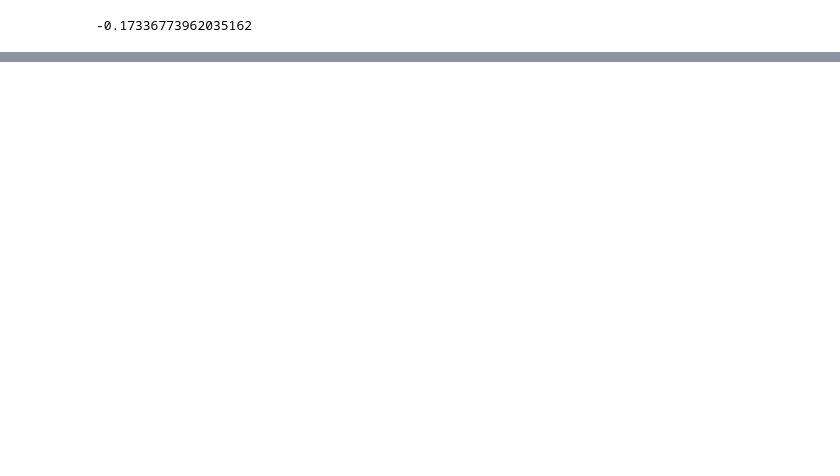
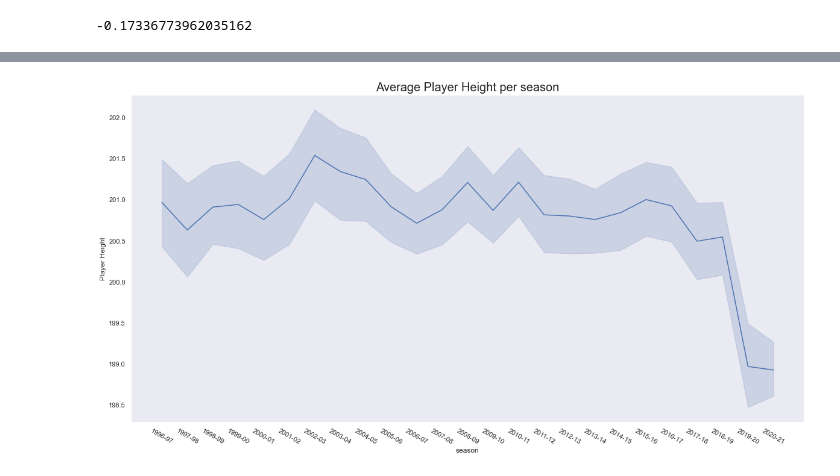
Before and after one commit to aoehiagwina/NBA_EDA, a Jupyter notebook: NBA Exploratory Data Analysis.ipynb, the cells around one changed output, grey strips where cells are left out. Cells and saved outputs as stored; diff of their text form; code cells hidden in the pictures; blank space fills up the shorter version.

```diff
--- a/NBA Exploratory Data Analysis.ipynb
+++ b/NBA Exploratory Data Analysis.ipynb
@@ -211,0 +217,22 @@ sns.displot(player_weight)
+# %%
+#Visualize average trend function
+
+def viz_average_trend(col):
+    total_players_for_a_team = pd.DataFrame(nba_data.groupby(['team_abbreviation', 'season'])[col].mean())
+    total_players_for_a_team = total_players_for_a_team.rename({'player_name': f'Average {col}'}, axis=1)
+    total_players_for_a_team.reset_index().head()
+
+    plt.figure(figsize=(20,10))
+    sns.lineplot('season', col, data=total_players_for_a_team)
+
+    title = (' '.join(col.split('_'))).title()
+
+    plt.xticks(rotation=-30)
+    plt.ylabel(title)
+    plt.title(f'Average {title} per season', fontsize=20)
+
+    plt.show()
+# %%
+viz_average_trend('player_height')
+# %% [output]
+[figure, added]
```
Also changed, not shown: parts of 10 cells of this notebook.
